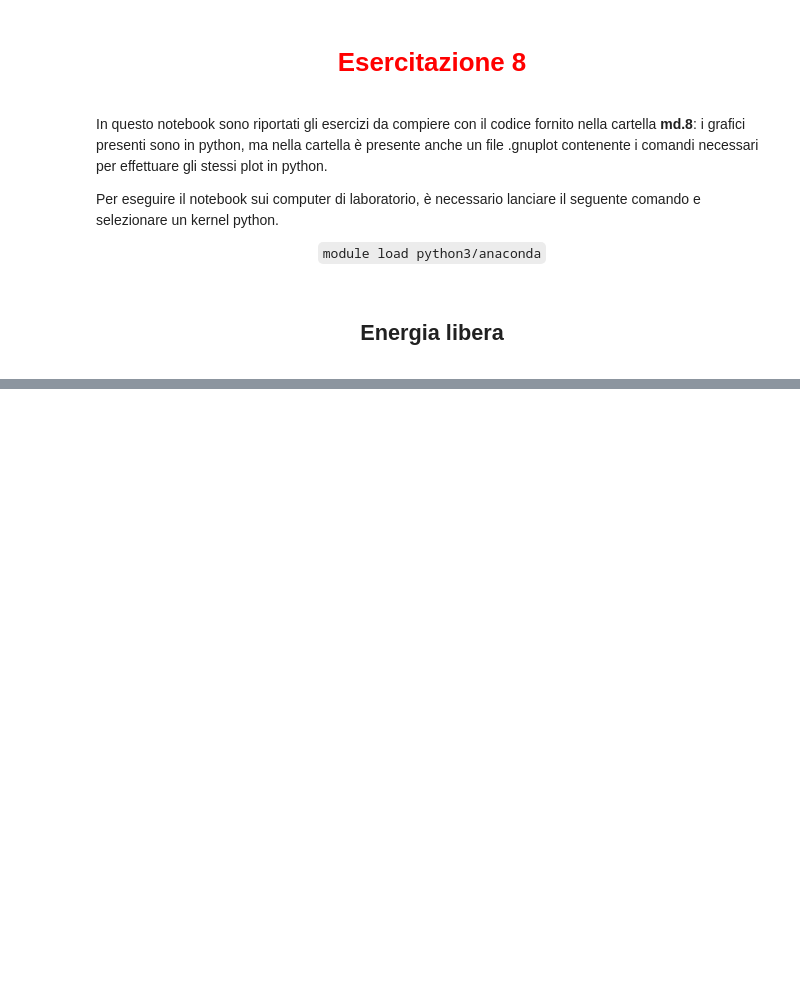
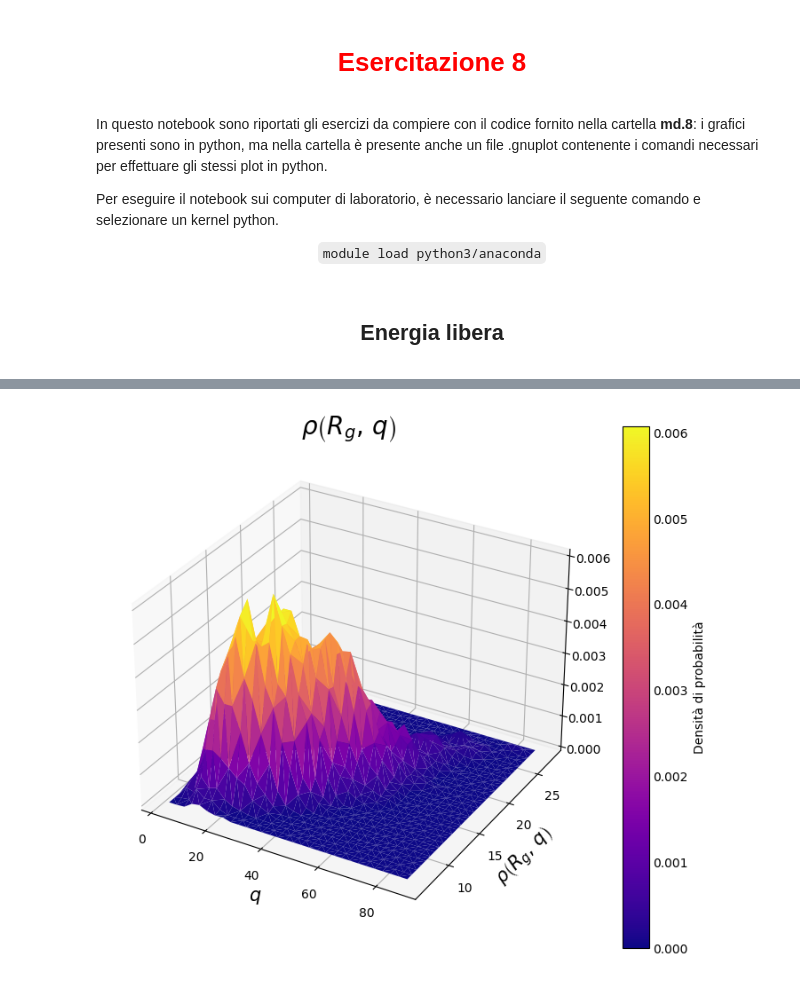
Before and after one commit to Negrini085/Simulazione-di-Materia-Condensata, a Jupyter notebook: md.8/esercitazione8.ipynb, the cells around one changed output, grey strips where cells are left out. Drawn from its saved outputs; the diff is of its cells as text; code cells hidden in the pictures; blank space fills up the shorter version.

Commit message:
Aggiunto plot con densità di probabilità

```diff
--- a/md.8/esercitazione8.ipynb
+++ b/md.8/esercitazione8.ipynb
@@ -45,0 +62,20 @@ print(sum(data[:,1]))
+# %%
+plt.style.use('_mpl-gallery')
+
+data = np.loadtxt('2Dbinning.dat')
+x, y, z = data[:, 0], data[:, 1], data[:, 2]
+
+fig, ax = plt.subplots(subplot_kw={'projection': '3d'}, figsize = (7, 6))
+ax.plot_trisurf(x, y, z, vmin=z.min() * 2, cmap='plasma')
+
+ax.set_xlabel(r'$q$', fontsize = 15)
+ax.set_ylabel(r'$R_g$', fontsize = 15)
+ax.set_ylabel(r'$\rho\left(R_g,\,q\right)$', fontsize = 15)
+ax.set_title(r"$\rho\left(R_g,\,q\right)$", fontsize = 20)
+
+sm = ScalarMappable(cmap='plasma')
+sm.set_array(z)
+plt.colorbar(sm, ax=ax, label='Densità di probabilità')
+plt.show()
+# %% [output]
+[figure, added]
```
Also changed, not shown: parts of 6 cells of this notebook.
